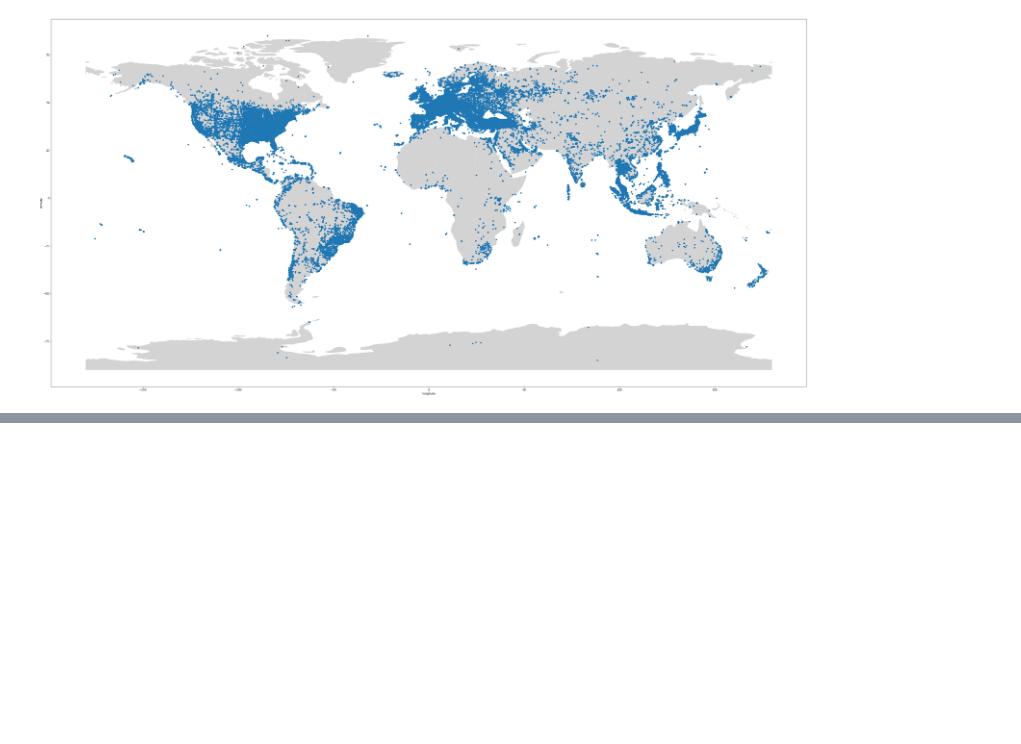
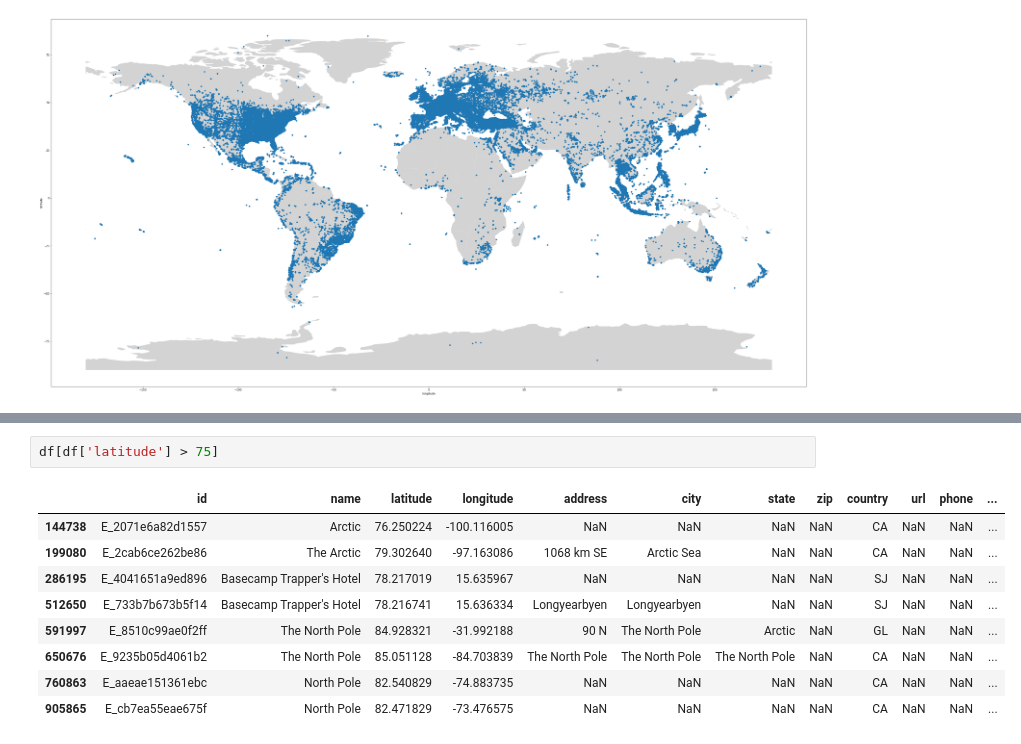
Before and after one commit to ParalogyX/Foursquare_Location_Matching, a Jupyter notebook: first_notebook.ipynb, the cells around one changed output, grey strips where cells are left out. Drawn from its saved outputs; the diff is of its cells as text; blank space fills up the shorter version.

Commit message:
EDA of geographical data.
Checked points on very south and north and also in ocean.
All look meaningful.

```diff
--- a/first_notebook.ipynb
+++ b/first_notebook.ipynb
@@ -802,0 +827,12 @@ df.plot(x="longitude", y="latitude", kind="scatter",
+# %%
+df[df['latitude'] > 75]
+# %% [output]
+|  | id | name | latitude | longitude | address | city | state | zip | country | url | phone | ... |
+| 144738 | E_2071e6a82d1557 | Arctic | 76.250224 | -100.116005 | NaN | NaN | NaN | NaN | CA | NaN | NaN | ... |
+| 199080 | E_2cab6ce262be86 | The Arctic | 79.302640 | -97.163086 | 1068 km SE | Arctic Sea | NaN | NaN | CA | NaN | NaN | ... |
+| 286195 | E_4041651a9ed896 | Basecamp Trapper's Hotel | 78.217019 | 15.635967 | NaN | NaN | NaN | NaN | SJ | NaN | NaN | ... |
+| 512650 | E_733b7b673b5f14 | Basecamp Trapper's Hotel | 78.216741 | 15.636334 | Longyearbyen | Longyearbyen | NaN | NaN | SJ | NaN | NaN | ... |
+| 591997 | E_8510c99ae0f2ff | The North Pole | 84.928321 | -31.992188 | 90 N | The North Pole | Arctic | NaN | GL | NaN | NaN | ... |
+| 650676 | E_9235b05d4061b2 | The North Pole | 85.051128 | -84.703839 | The North Pole | The North Pole | The North Pole | NaN | CA | NaN | NaN | ... |
+| 760863 | E_aaeae151361ebc | North Pole | 82.540829 | -74.883735 | NaN | NaN | NaN | NaN | CA | NaN | NaN | ... |
+| 905865 | E_cb7ea55eae675f | North Pole | 82.471829 | -73.476575 | NaN | NaN | NaN | NaN | CA | NaN | NaN | ... |
```
Also changed, not shown: parts of 3 cells of this notebook.
